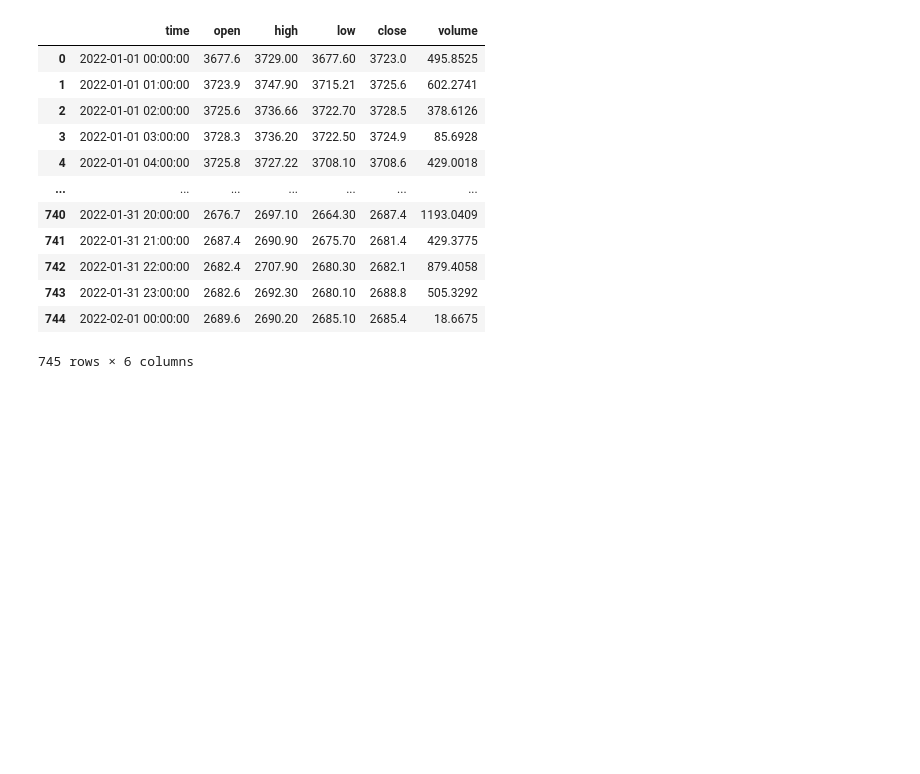
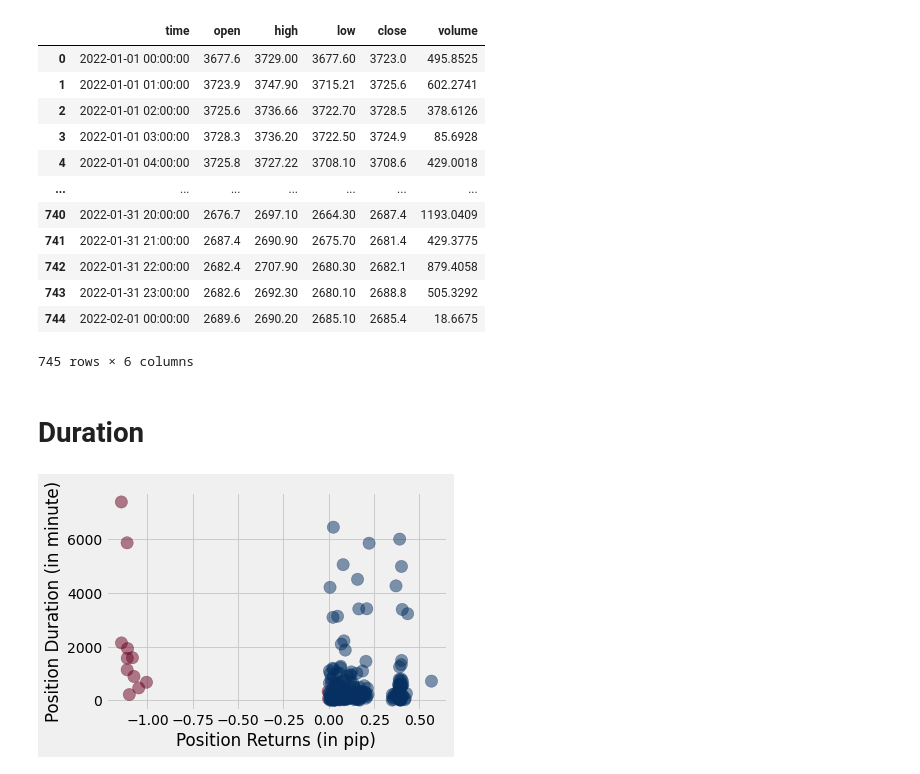
Before and after one commit to adaji/TraderEvaluation, a Jupyter notebook: TestNote.ipynb, the cells around one changed output. Drawn from its saved outputs; the diff is of its cells as text; code cells hidden in the pictures; blank space fills up the shorter version.

Commit message:
add Duration to note book

```diff
--- a/TestNote.ipynb
+++ b/TestNote.ipynb
@@ -47,3 +47,5 @@ ETHUSD
 | 743 | 2022-01-31 23:00:00 | 2682.6 | 2692.30 | 2680.10 | 2688.8 | 505.3292 |
 | 744 | 2022-02-01 00:00:00 | 2689.6 | 2690.20 | 2685.10 | 2685.4 | 18.6675 |
 745 rows × 6 columns
+# %% [markdown]
+# Duration
@@ -49,0 +54,5 @@ ETHUSD
+# %%
+data = data_set.Get
+Duration(data).plot
+# %% [output]
+[figure, added]
```
Also changed, not shown: parts of 2 cells of this notebook.
